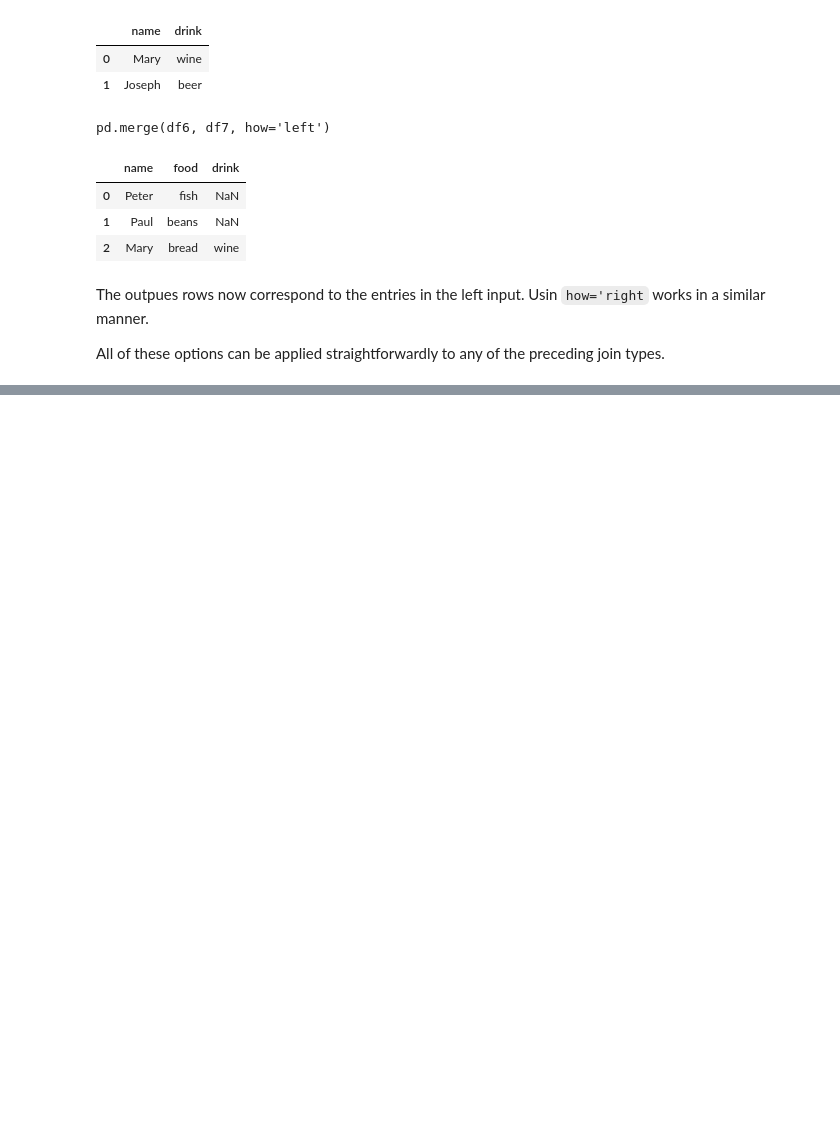
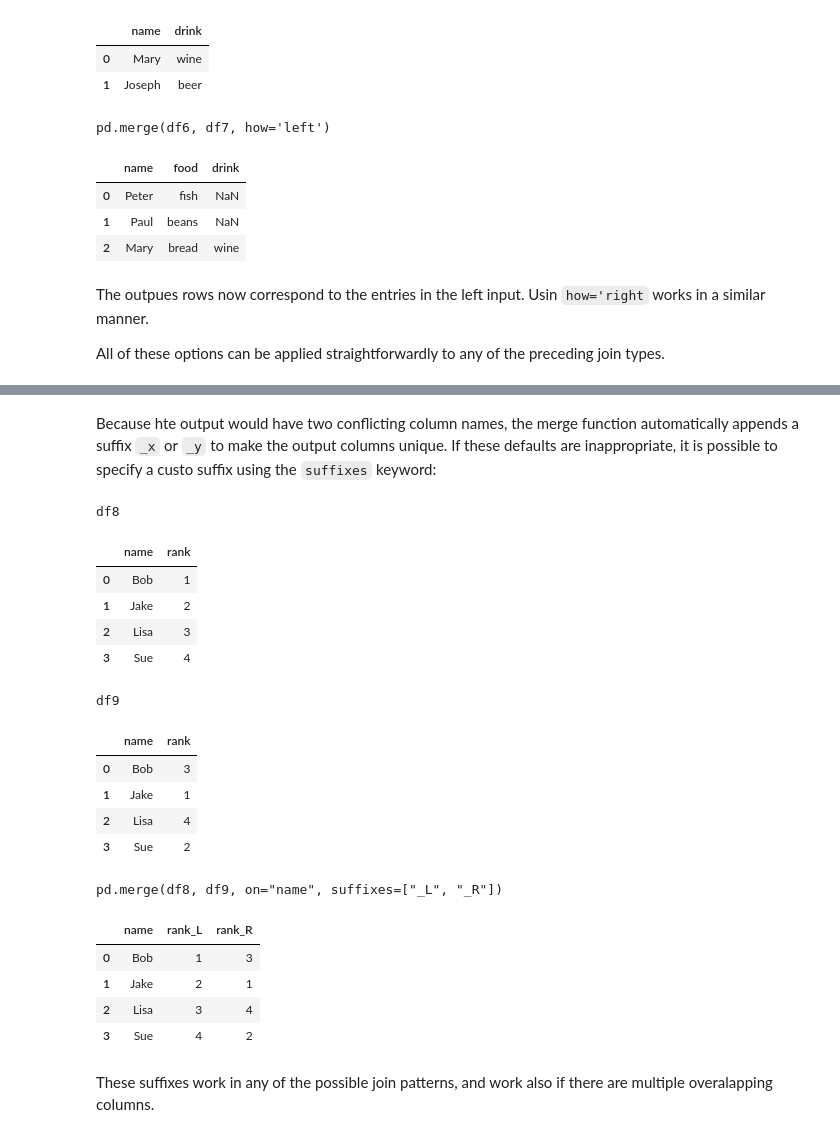
Before and after one commit to Jeffresh/python-datascience-handbook, a Jupyter notebook: pandas/merge_and_join.ipynb, the cells around one changed output, grey strips where cells are left out. Drawn from its saved outputs; the diff is of its cells as text; code cells hidden in the pictures; blank space fills up the shorter version.

```diff
--- a/pandas/merge_and_join.ipynb
+++ b/pandas/merge_and_join.ipynb
@@ -380,0 +412,25 @@ All of these options can be applied straightforwardly to any of the preceding jo
+# %% [markdown]
+Because hte output would have two conflicting column names, the merge function automatically appends a suffix `_x` or `_y` to make the output columns unique. If these defaults are inappropriate, it is possible to specify a custo suffix using the `suffixes` keyword:
+# %%
+display('df8', 'df9', 'pd.merge(df8, df9, on="name", suffixes=["_L", "_R"])')
+# %% [output]
+df8
+|  | name | rank |
+| 0 | Bob | 1 |
+| 1 | Jake | 2 |
+| 2 | Lisa | 3 |
+| 3 | Sue | 4 |
+df9
+|  | name | rank |
+| 0 | Bob | 3 |
+| 1 | Jake | 1 |
+| 2 | Lisa | 4 |
+| 3 | Sue | 2 |
+pd.merge(df8, df9, on="name", suffixes=["_L", "_R"])
+|  | name | rank_L | rank_R |
+| 0 | Bob | 1 | 3 |
+| 1 | Jake | 2 | 1 |
+| 2 | Lisa | 3 | 4 |
+| 3 | Sue | 4 | 2 |
+# %% [markdown]
+These suffixes work in any of the possible join patterns, and work also if there are multiple overalapping columns.
```
Also changed, not shown: parts of 3 cells of this notebook.
